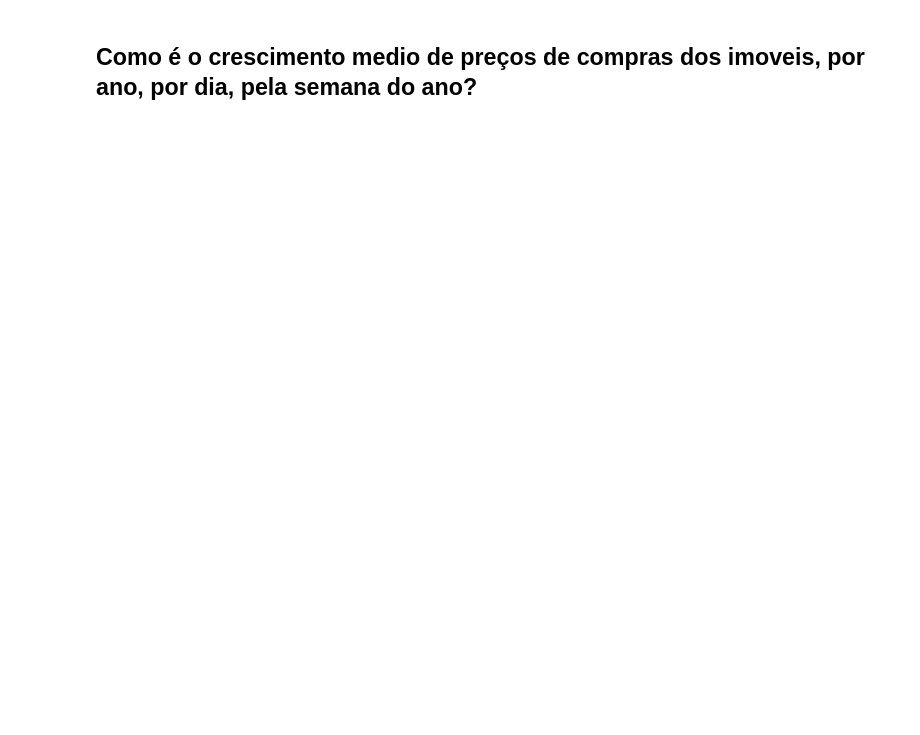
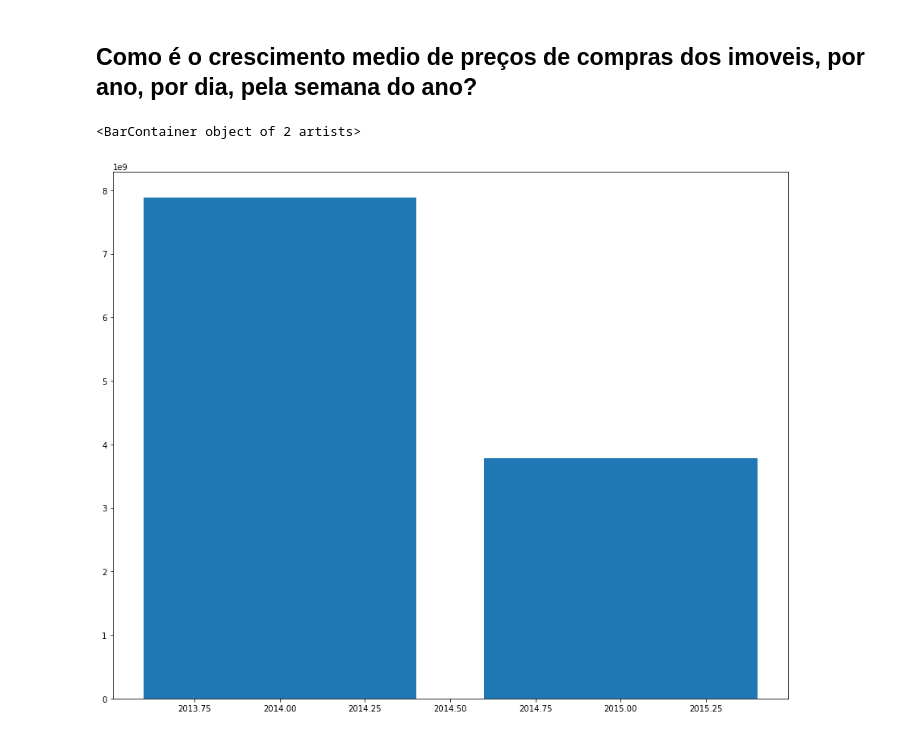
Before and after one commit to Edu-p/Data-VisuandProcessing, a Jupyter notebook: Anotaçao_aula_3.ipynb, the cells around one changed output. Cells and saved outputs as stored; diff of their text form; code cells hidden in the pictures; blank space fills up the shorter version.

```diff
--- a/Anotaçao_aula_3.ipynb
+++ b/Anotaçao_aula_3.ipynb
@@ -198,2 +232,18 @@ data[['sqft_living','yr_built']].groupby( 'yr_built' ).mean()
 # %% [markdown]
 ## Como é o crescimento medio de preços de compras dos imoveis, por ano, por dia, pela semana do ano?
+# %%
+# Crescimento total de preços de compras dos imoveis por ano
+# eixo x: Anos
+# eixo y: Soma dos Precos
+
+from matplotlib import pyplot as plt
+
+# Primeiro grafico
+data['year'] = pd.to_datetime( data['date'] ).dt.year
+by_year = data[['price','year']].groupby( 'year' ).sum().reset_index() # o reset é para ficar sem o year ser um index e sim uma coluna como o price
+
+plt.figure( figsize=(15,12) )
+plt.bar( by_year['year'], by_year['price'] )
+# %% [output]
+<BarContainer object of 2 artists>
+[figure, added]
```
Also changed, not shown: parts of 4 cells of this notebook.
